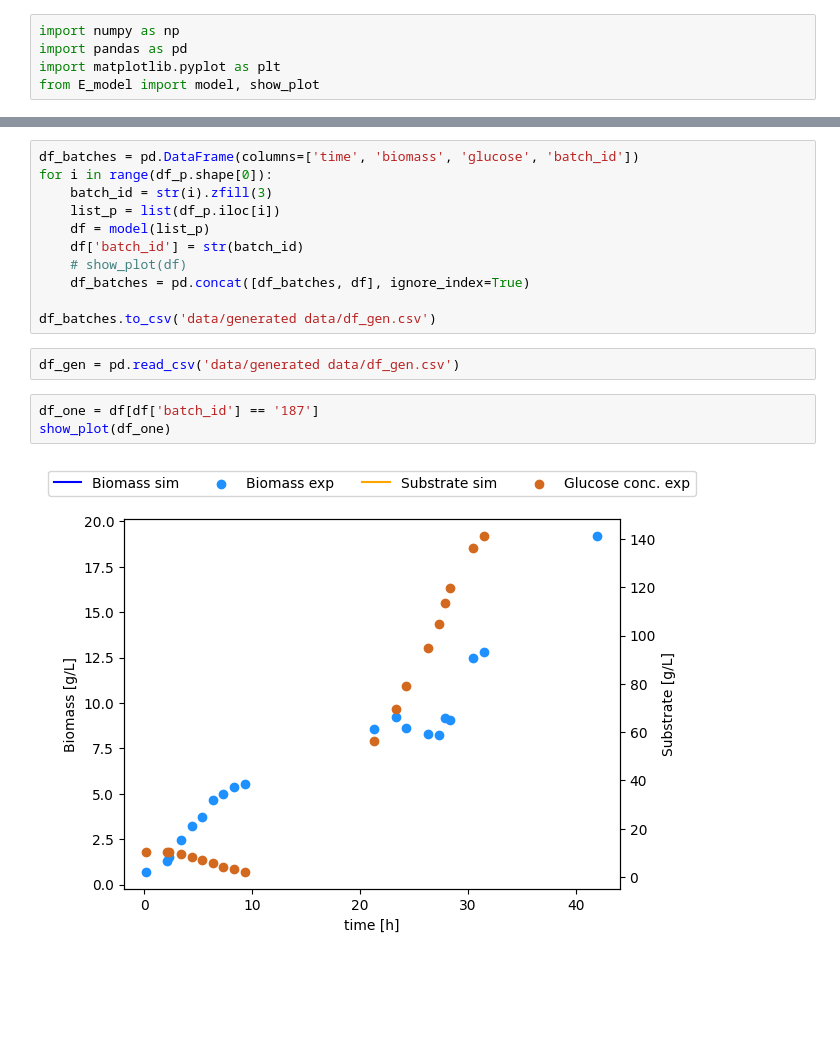
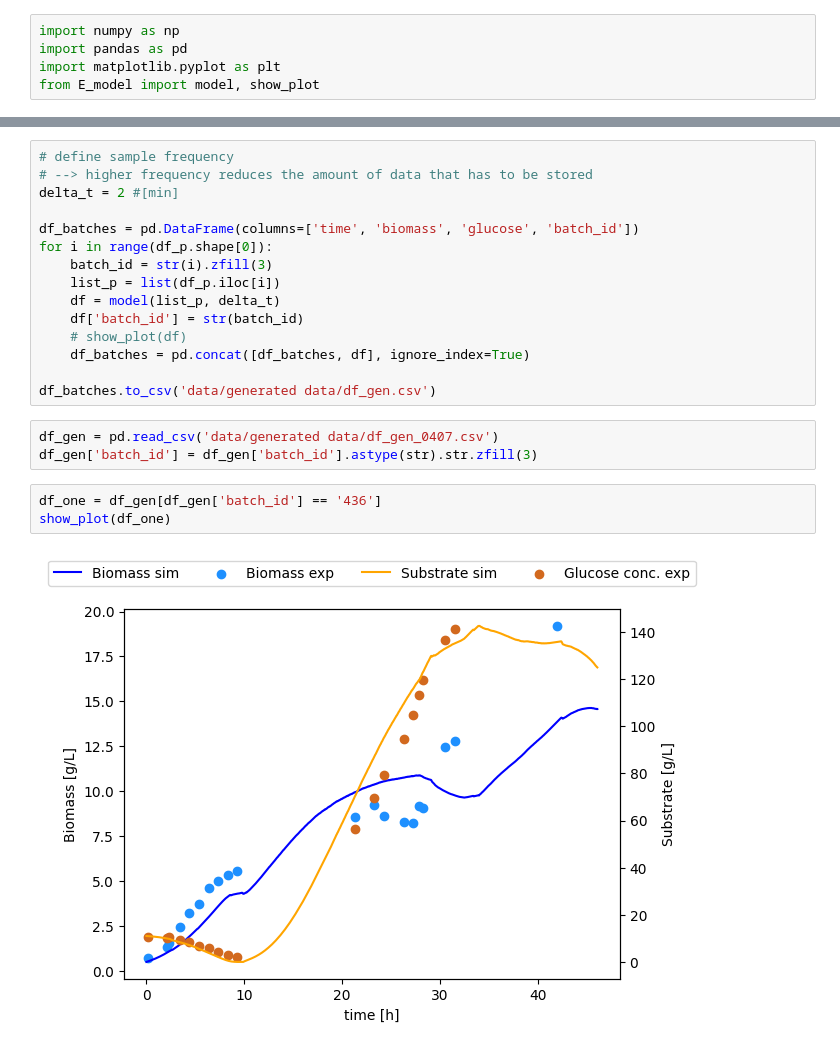
Before and after one commit to boripf/hybrid-model-corynebacterium, a Jupyter notebook: E_data_generation.ipynb, the cells around one changed output, grey strips where cells are left out. Cells and saved outputs as stored; diff of their text form; blank space fills up the shorter version.

```diff
--- a/E_data_generation.ipynb
+++ b/E_data_generation.ipynb
@@ -45,18 +52,23 @@ list_p
 # %%
+# define sample frequency
+# --> higher frequency reduces the amount of data that has to be stored
+delta_t = 2 #[min]
+
 df_batches = pd.DataFrame(columns=['time', 'biomass', 'glucose', 'batch_id'])
 for i in range(df_p.shape[0]):
     batch_id = str(i).zfill(3)
     list_p = list(df_p.iloc[i])
-    df = model(list_p)
+    df = model(list_p, delta_t)
     df['batch_id'] = str(batch_id)
     # show_plot(df)
     df_batches = pd.concat([df_batches, df], ignore_index=True)
 
 df_batches.to_csv('data/generated data/df_gen.csv')
 # %%
-df_gen = pd.read_csv('data/generated data/df_gen.csv')
+df_gen = pd.read_csv('data/generated data/df_gen_0407.csv')
+df_gen['batch_id'] = df_gen['batch_id'].astype(str).str.zfill(3)
 # %%
-df_one = df[df['batch_id'] == '187']
+df_one = df_gen[df_gen['batch_id'] == '436']
 show_plot(df_one)
 # %% [output]
-[figure, old version]
+[figure, new version]
```
Also changed, not shown: parts of 3 cells of this notebook, 15 other files.
